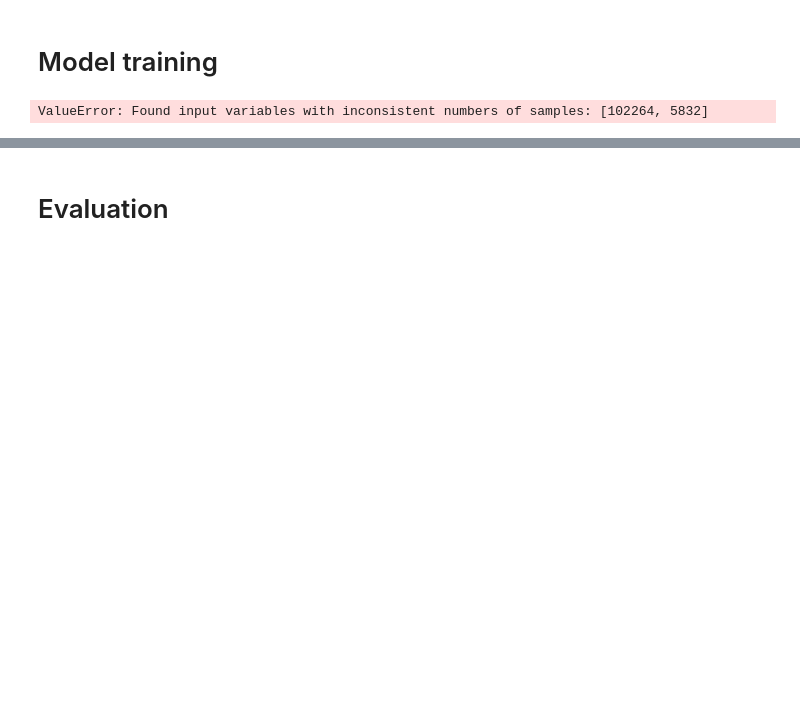
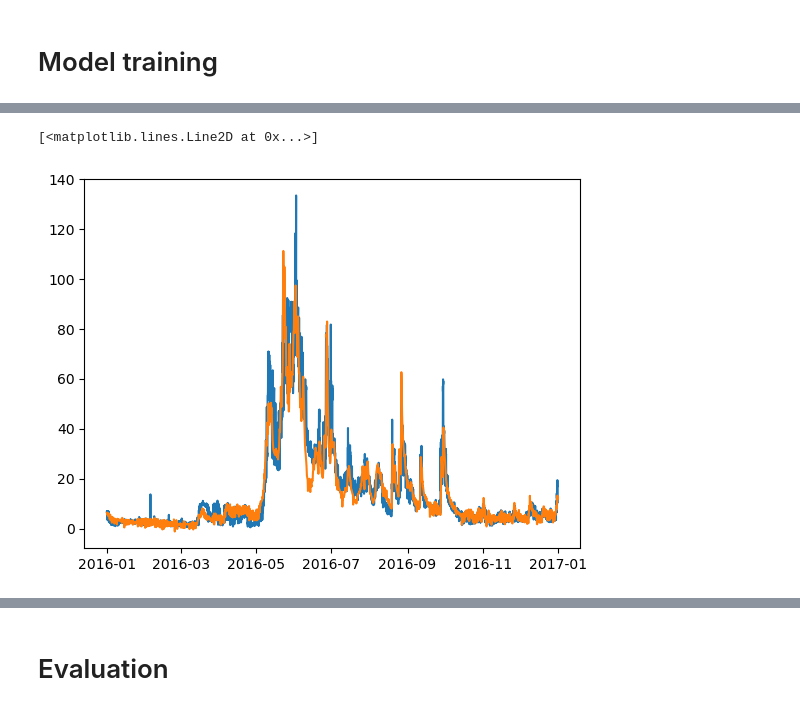
Before and after one commit to krisbrud/norwai-innovate-hackathon-2022, a Jupyter notebook: hackathon.ipynb, the cells around one changed output, grey strips where cells are left out. Cells and saved outputs as stored; diff of their text form; code cells hidden in the pictures; blank space fills up the shorter version.

```diff
--- a/hackathon.ipynb
+++ b/hackathon.ipynb
@@ -305,16 +291,16 @@ test_year = data_df.iloc[0].name.year
 last_year = data_df.iloc[-1].name.year
 
 
-def split_by_year(df: pd.DataFrame, year: int) -> Tuple[pd.DataFrame, pd.DataFrame, pd.DataFrame, pd.DataFrame]:
-   """Split the dataset into a test set of every sample in the year `year`, and a training set containing the rest.
+def split_by_year(df: pd.DataFrame, test_year: int) -> Tuple[pd.DataFrame, pd.DataFrame, pd.DataFrame, pd.DataFrame]:
+   """Split the dataset into a test set of every sample in the year `test_year`, and a training set containing the rest.
 
    Returns
    -------
    x_train, x_test, y_train, y_test
    """
    # Cross validation by leaving out one year at a time, training on the rest
-   year_first_date = f"{year}-01-01"
-   next_year_first_date = f"{year + 1}-01-01"
+   year_first_date = f"{test_year}-01-01"
+   next_year_first_date = f"{test_year + 1}-01-01"
 
    # Year is every time after first year and strictly before first day next year
    test_period_mask = (year_first_date <= X.index)  & (X.index < next_year_first_date)
@@ -327,6 +313,9 @@ def split_by_year(df: pd.DataFrame, year: int) -> Tuple[pd.DataFrame, pd.DataFra
    y_test = y[test_period_mask]
 
    return x_train, x_test, y_train, y_test
+
+test_year = 2016
+x_train, x_test, y_train, y_test = split_by_year(data_df, test_year)
 # %%
 def make_standard_scaler(x_train) -> Tuple[StandardScaler, pd.DataFrame]:
     scaler = StandardScaler()
@@ -335,7 +324,8 @@ def make_standard_scaler(x_train) -> Tuple[StandardScaler, pd.DataFrame]:
     return scaler, x_train_scaled
 
 
-scaler, x_train = make_standard_scaler(X)
+scaler, x_train = make_standard_scaler(x_train)
+x_test = scaler.transform(x_test)
 # %% [markdown]
 ## One-hot encoding of months
 
@@ -384,8 +374,6 @@ y_pred_linreg = ridge_reg.predict(x_test)
 lasso_reg = linear_model.Lasso(alpha=0.1)
 lasso_reg.fit(x_train, y_train)
 y_pred_linreg = lasso_reg.predict(x_test)
-# %% [output]
-ValueError: Found input variables with inconsistent numbers of samples: [102264, 5832]
 # %%
 # TODO: PCR (Principal Component Regression)
 # Based on https://scikit-learn.org/stable/auto_examples/cross_decomposition/plot_pcr_vs_pls.html
@@ -405,3 +393,10 @@ knn_reg = neighbors.KNeighborsRegressor(n_neighbors,
 )
 knn_reg.fit(x_train, y_train)
 y_pred_knn = knn_reg.predict(x_test)
+print(y_test)
+print(len(y_pred_knn))
+plt.plot(y_test.index, y_pred_knn)
+plt.plot(y_test.index, y_test)
+
+# sns.lineplot(y_pred_knn, y_test)
+# %% [output]
@@ -408,3 +416,5 @@ y_pred_knn = knn_reg.predict(x_test)
+[<matplotlib.lines.Line2D at 0x...>]
+[figure, added]
 # %%
 # TODO: Gradient boosting (xgboost etc.)
 from sklearn.ensemble import RandomForestRegressor
```
Also changed, not shown: parts of 5 cells of this notebook.
